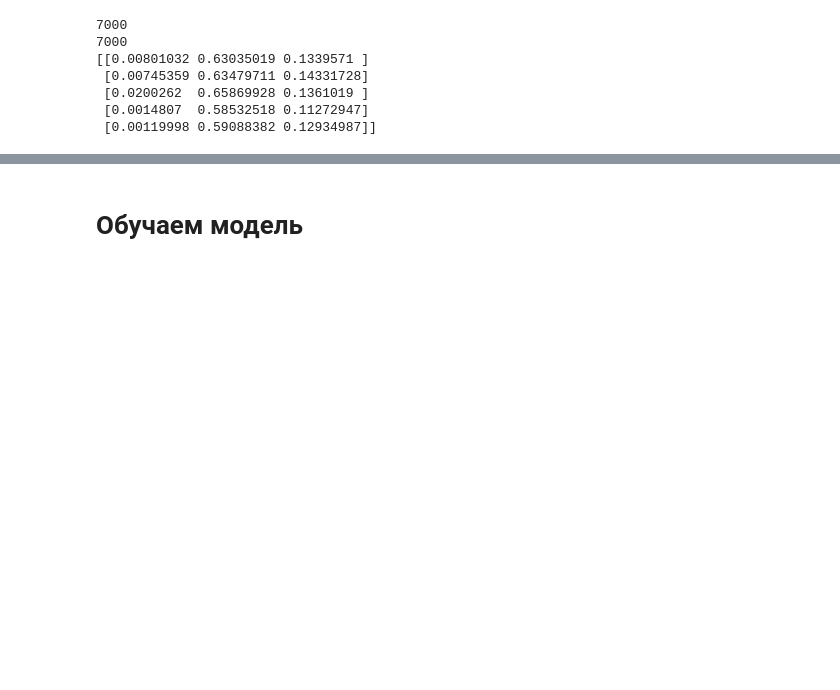
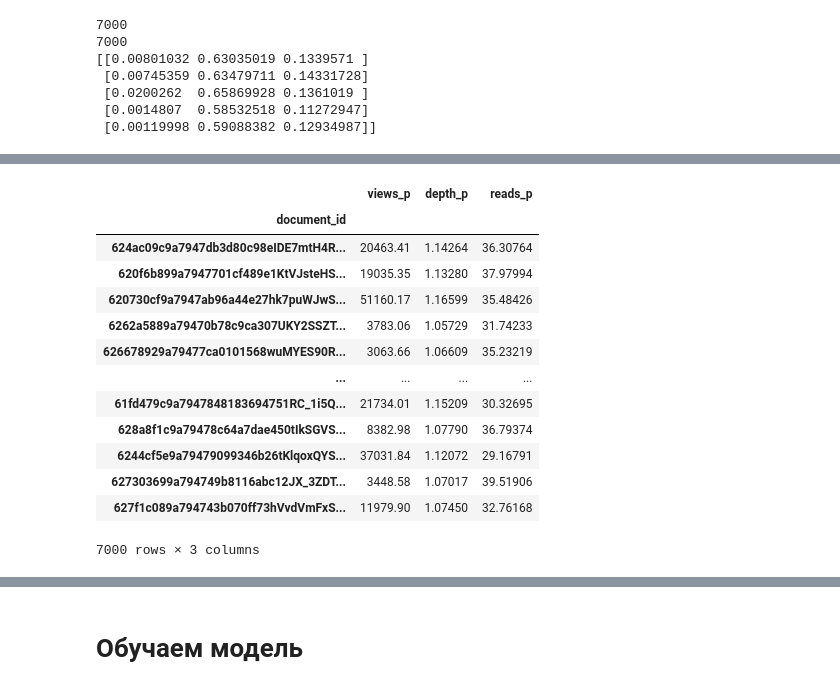
Before and after one commit to 1dimadim1/LSTM-news-prediction, a Jupyter notebook: RBK_LSTM.ipynb, the cells around one changed output, grey strips where cells are left out. Cells and saved outputs as stored; diff of their text form; code cells hidden in the pictures; blank space fills up the shorter version.

```diff
--- a/RBK_LSTM.ipynb
+++ b/RBK_LSTM.ipynb
@@ -466,0 +379,17 @@ df_pred
+# %%
+df_train[['views_p', 'depth_p', 'reads_p']]
+# %% [output]
+|  | views_p | depth_p | reads_p |
+| document_id |  |  |  |
+| 624ac09c9a7947db3d80c98eIDE7mtH4R... | 20463.41 | 1.14264 | 36.30764 |
+| 620f6b899a7947701cf489e1KtVJsteHS... | 19035.35 | 1.13280 | 37.97994 |
+| 620730cf9a7947ab96a44e27hk7puWJwS... | 51160.17 | 1.16599 | 35.48426 |
+| 6262a5889a79470b78c9ca307UKY2SSZT... | 3783.06 | 1.05729 | 31.74233 |
+| 626678929a79477ca0101568wuMYES90R... | 3063.66 | 1.06609 | 35.23219 |
+| ... | ... | ... | ... |
+| 61fd479c9a7947848183694751RC_1i5Q... | 21734.01 | 1.15209 | 30.32695 |
+| 628a8f1c9a79478c64a7dae450tIkSGVS... | 8382.98 | 1.07790 | 36.79374 |
+| 6244cf5e9a79479099346b26tKlqoxQYS... | 37031.84 | 1.12072 | 29.16791 |
+| 627303699a794749b8116abc12JX_3ZDT... | 3448.58 | 1.07017 | 39.51906 |
+| 627f1c089a794743b070ff73hVvdVmFxS... | 11979.90 | 1.07450 | 32.76168 |
+7000 rows × 3 columns
```
Also changed, not shown: parts of 23 cells of this notebook.
